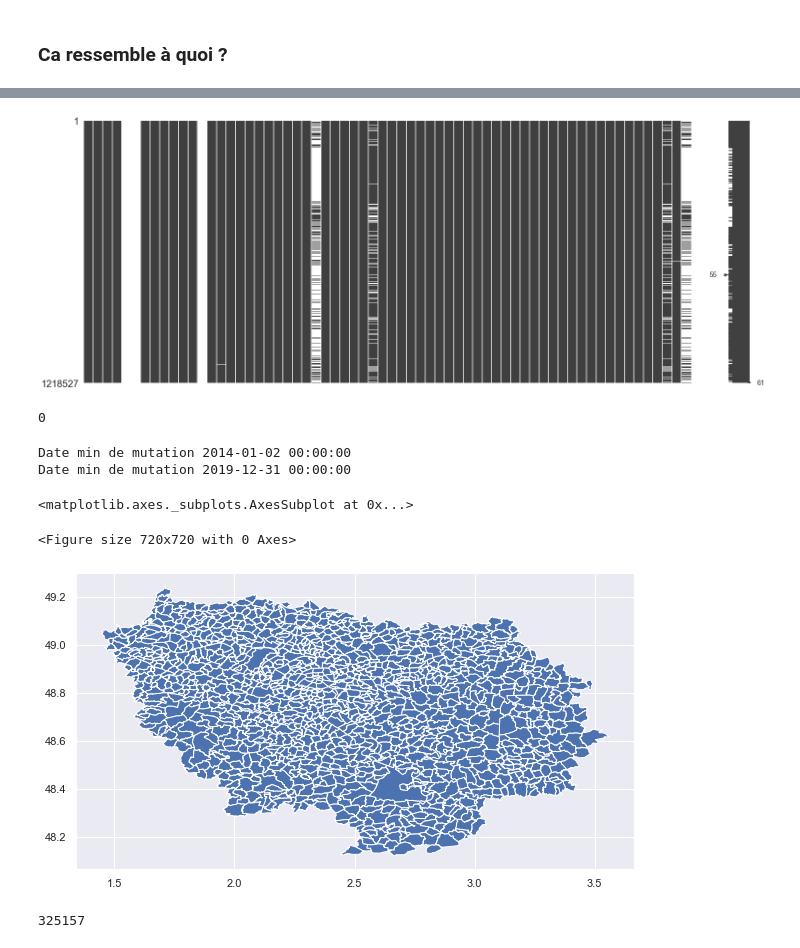
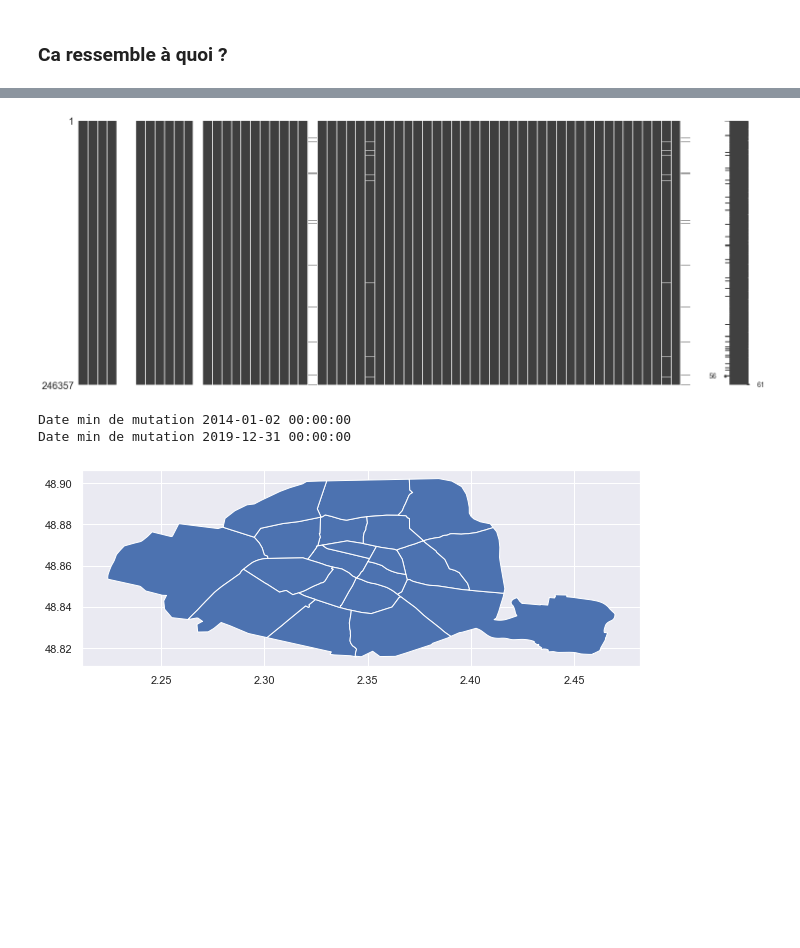
Before and after one commit to Orlogskapten/dvf_ensae_sbra, a Jupyter notebook: wen/first_look.ipynb, the cells around one changed output, grey strips where cells are left out. Saved outputs shown, nothing was run; the diff lists cells and outputs as text; code cells hidden in the pictures; blank space fills up the shorter version.

```diff
--- a/wen/first_look.ipynb
+++ b/wen/first_look.ipynb
@@ -48,9 +56,5 @@ memory usage: 595.0+ MB
 # %%
-# msno.matrix(df)
-# plt.show()
+msno.matrix(df)
+plt.show()
 # %% [output]
-[figure, old version]
+[figure, new version]
-# %%
-df["idmutation"].nunique()
-# %% [output]
-0
@@ -63,14 +69,9 @@ print("Date min de mutation {}".format(df["datemut"].max()))
 Date min de mutation 2014-01-02 00:00:00
 Date min de mutation 2019-12-31 00:00:00
 # %%
-map_ile_de_france= gdp.read_file("data/map/ile_de_france/Communes_IDF.shp")
+paris= gdp.read_file("data/map/paris/arrondissements.shp")
 
-map_ile_de_france.plot(figsize= (10, 10))
+paris.plot(figsize= (10, 10))
+plt.show()
 # %% [output]
-<matplotlib.axes._subplots.AxesSubplot at 0x...>
-<Figure size 720x720 with 0 Axes>
-[figure, old version]
+[figure, new version]
-# %%
-df["geometry"].nunique()
-# %% [output]
-325157
```
Also changed, not shown: parts of 16 cells of this notebook.
